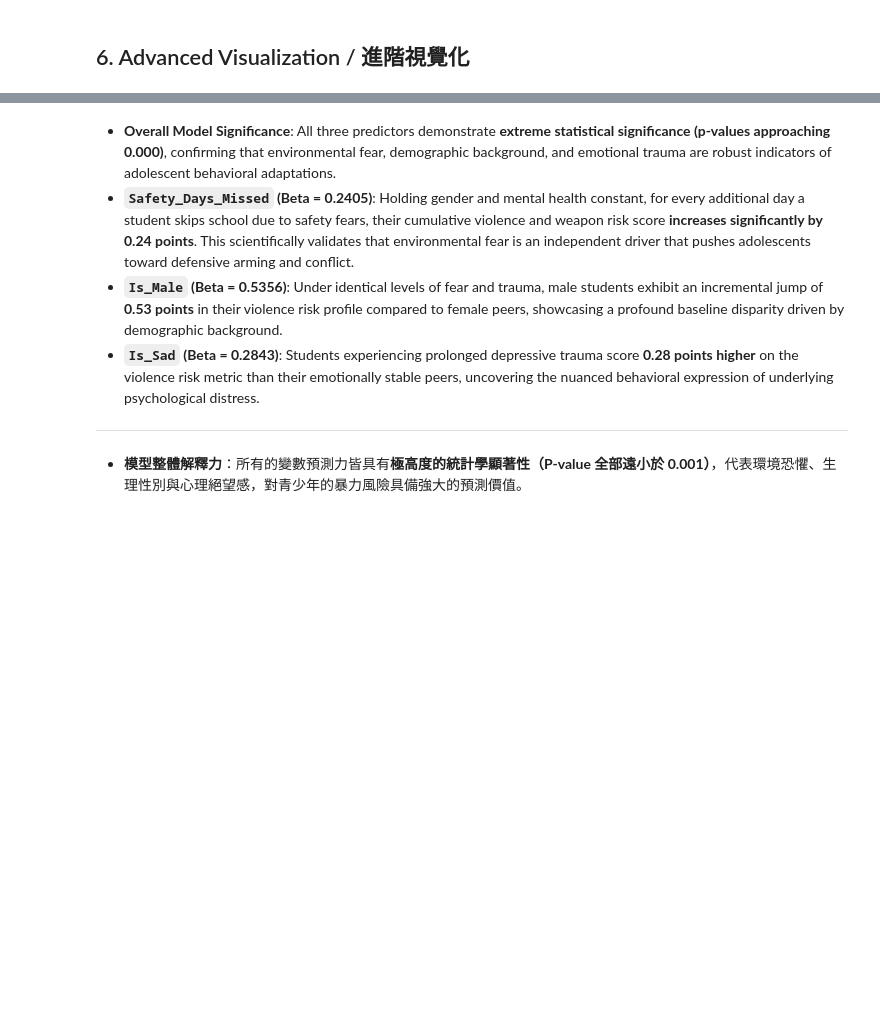
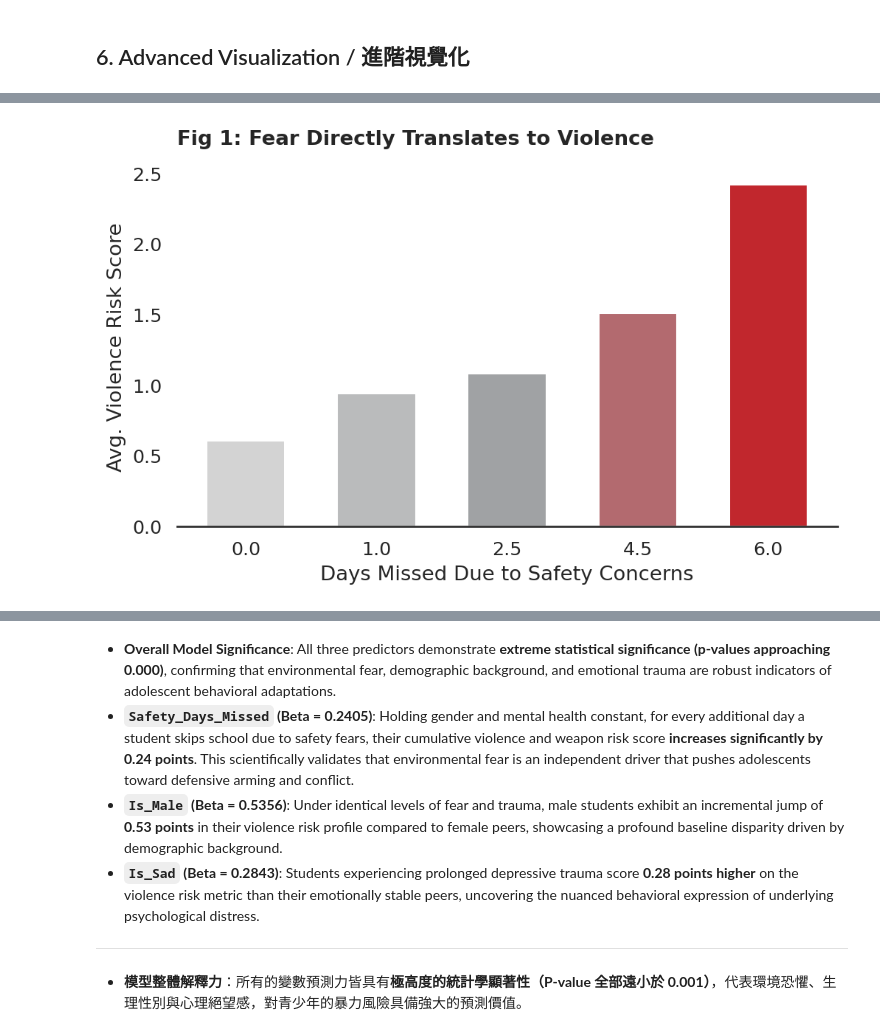
Before and after one commit to Geraldand/2026SpringStat2-Final-Individual-Project, a Jupyter notebook: notebooks / Final_Individual_Project.ipynb, the cells around one changed output, grey strips where cells are left out. Cells and saved outputs as stored; diff of their text form; code cells hidden in the pictures; blank space fills up the shorter version.

```diff
--- a/notebooks / Final_Individual_Project.ipynb
+++ b/notebooks / Final_Individual_Project.ipynb
@@ -409,0 +387,27 @@ print("✅ Figure successfully generated without errors and saved as 'regression
+# %%
+# ==========================================
+# Fig 1: The Reality (Step-by-step Bar Chart)
+# ==========================================
+plt.figure(figsize=(7, 4.5), dpi=150)
+
+# Calculate the average violence score for each level of safety concern
+avg_score = df_plot.groupby('Safety_Days_Missed')['Violence_Risk_Score'].mean()
+
+# Define sequential colors to indicate escalating danger
+colors = ['#d3d3d3', '#babbbc', '#a0a2a4', '#b36a6f', '#c1272d']
+
+# Plot bars
+bars = plt.bar(avg_score.index.astype(str), avg_score.values, width=0.6, color=colors)
+
+# Customize titles and labels
+plt.title('Fig 1: Fear Directly Translates to Violence', fontweight='bold', loc='left', pad=15)
+plt.xlabel('Days Missed Due to Safety Concerns')
+plt.ylabel('Avg. Violence Risk Score')
+
+# Clean borders
+sns.despine(left=True)
+plt.tight_layout()
+plt.savefig('scheme1_fig1.png')
+plt.show()
+# %% [output]
+[figure, added]
```
Also changed, not shown: parts of 12 cells of this notebook.
